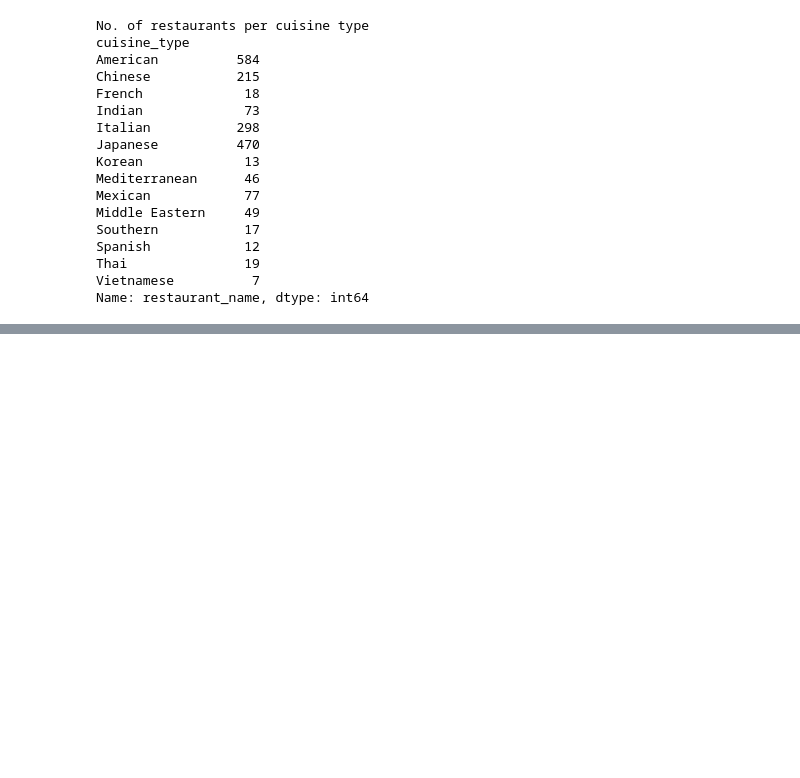
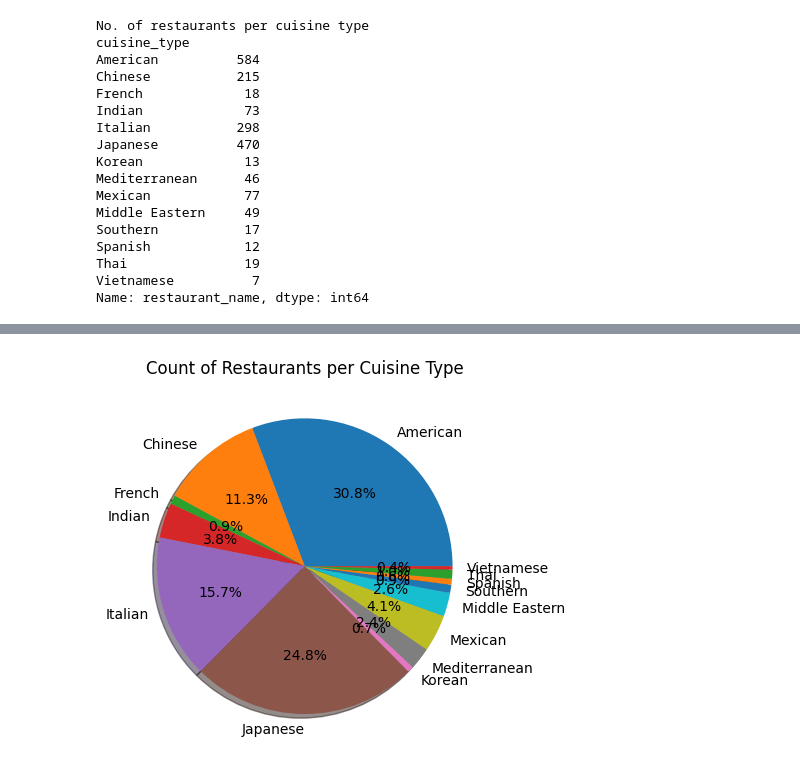
Before and after one commit to Ms-Shaukat/DataAnalyticsProjectsandPortfolio, a Jupyter notebook: DA_Green_Assignment2_Munazza_Shaukat_munazza_guide_gmail_com.ipynb, the cells around one changed output, grey strips where cells are left out. Drawn from its saved outputs; the diff is of its cells as text; code cells hidden in the pictures; blank space fills up the shorter version.

```diff
--- a/DA_Green_Assignment2_Munazza_Shaukat_munazza_guide_gmail_com.ipynb
+++ b/DA_Green_Assignment2_Munazza_Shaukat_munazza_guide_gmail_com.ipynb
@@ -153,0 +159,8 @@ Name: restaurant_name, dtype: int64
+# %%
+import matplotlib.pyplot as plt
+
+plt.pie(restaurantCount, labels=restaurantCount.index, autopct='%1.1f%%',shadow=True)
+plt.title("Count of Restaurants per Cuisine Type")
+plt.show()
+# %% [output]
+[figure, added]
```
Also changed, not shown: parts of 3 cells of this notebook.
